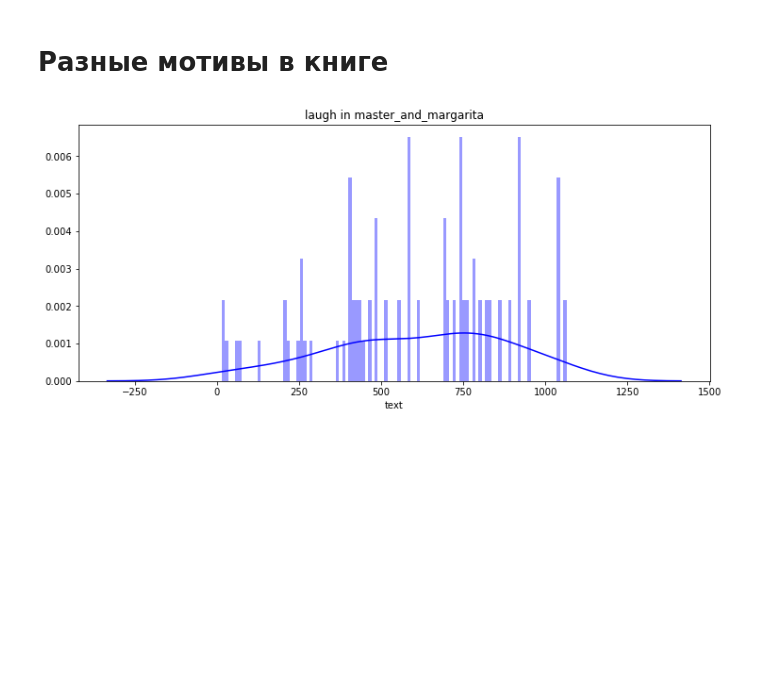
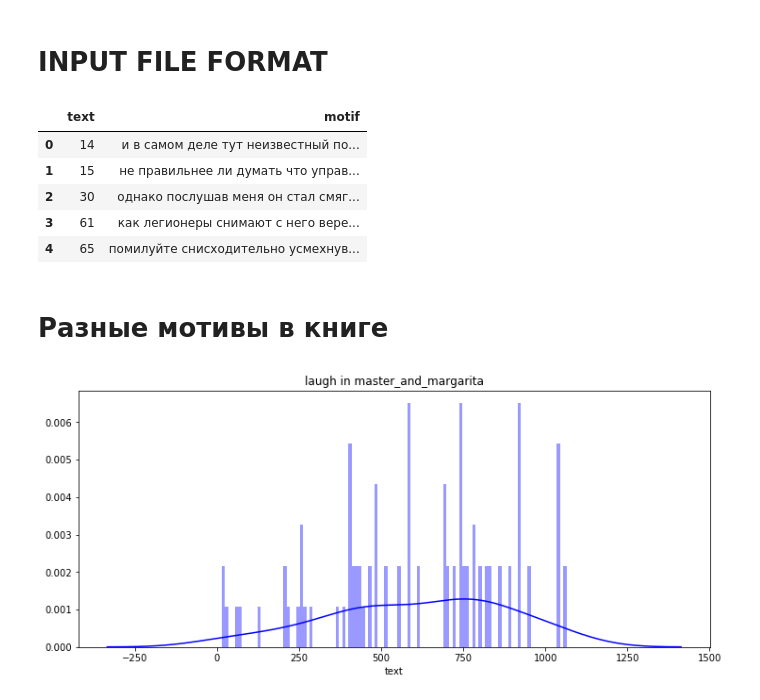
Before and after one commit to mtaktash/motive-grammar, a Jupyter notebook: results/MotiveDynamics.ipynb, the cells around one changed output. Cells and saved outputs as stored; diff of their text form; code cells hidden in the pictures; blank space fills up the shorter version.

Commit message:
input format

```diff
--- a/results/MotiveDynamics.ipynb
+++ b/results/MotiveDynamics.ipynb
@@ -21,6 +17,22 @@ BOOKS = [
     'master_and_margarita',
     'war_and_peace',
 ]
+# %% [markdown]
+# INPUT FILE  FORMAT
+# %%
+import pandas as pd
+
+file_path = f'{OUTPUT_FOLDER}/laugh/master_and_margarita.tsv'
+data = pd.read_csv(file_path, sep='\t')
+
+data.head()
+# %% [output]
+|  | text | motif |
+| 0 | 14 | и в самом деле тут неизвестный по... |
+| 1 | 15 | не правильнее ли думать что управ... |
+| 2 | 30 | однако послушав меня он стал смяг... |
+| 3 | 61 | как легионеры снимают с него вере... |
+| 4 | 65 | помилуйте снисходительно усмехнув... |
 # %% [markdown]
 # Разные мотивы в книге
 # %%
```
Also changed, not shown: parts of 1 cell of this notebook.
